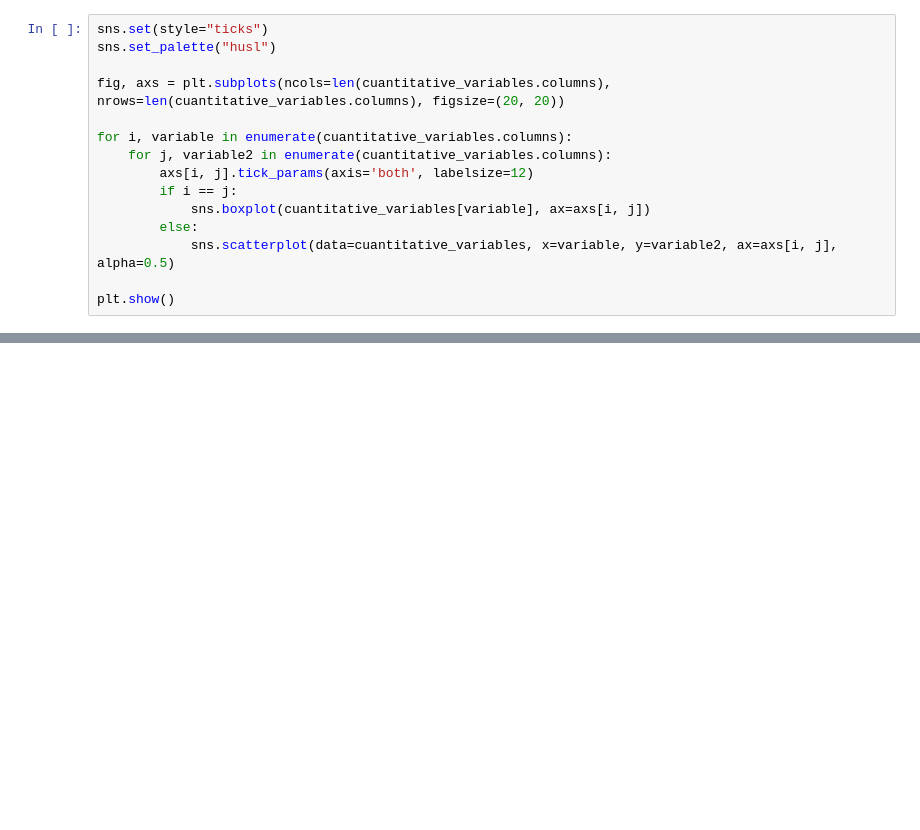
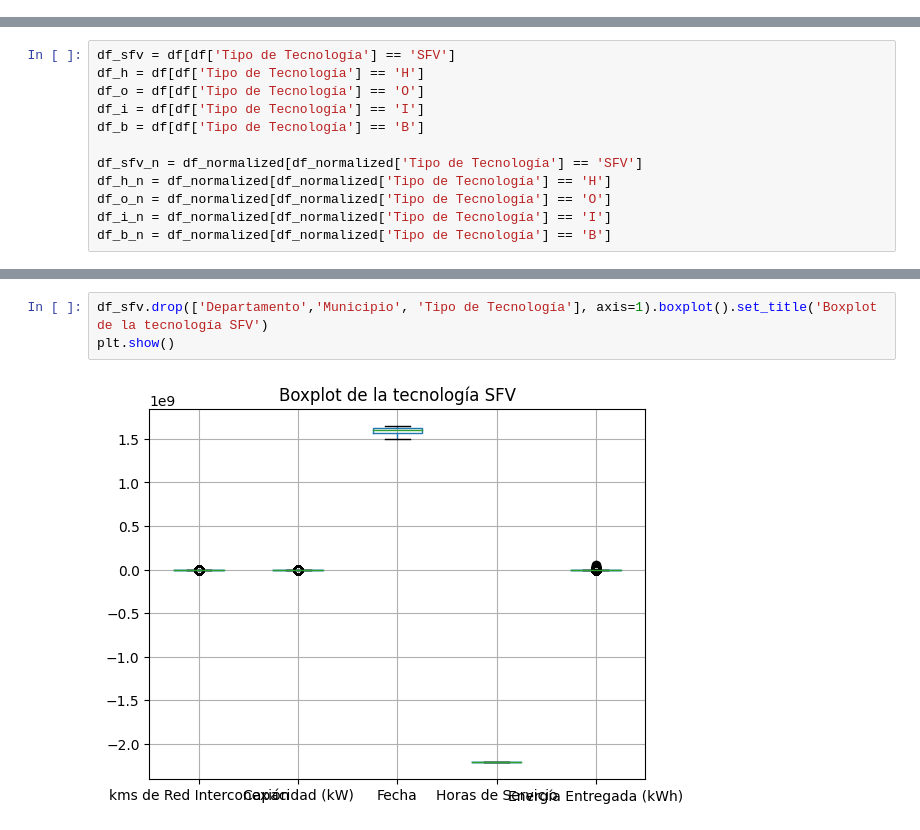
Before and after one commit to Lau-Gonz/data_nzes, a Jupyter notebook: NZES_Analisis_Datos.ipynb, the cells around one changed output, grey strips where cells are left out. Saved outputs shown, nothing was run; the diff lists cells and outputs as text; blank space fills up the shorter version.

```diff
--- a/NZES_Analisis_Datos.ipynb
+++ b/NZES_Analisis_Datos.ipynb
@@ -169,15 +118,0 @@ plt.show()
-# %%
-sns.set(style="ticks")
-sns.set_palette("husl")
-
-fig, axs = plt.subplots(ncols=len(cuantitative_variables.columns), nrows=len(cuantitative_variables.columns), figsize=(20, 20))
-
-for i, variable in enumerate(cuantitative_variables.columns):
-    for j, variable2 in enumerate(cuantitative_variables.columns):
-        axs[i, j].tick_params(axis='both', labelsize=12)
-        if i == j:
-            sns.boxplot(cuantitative_variables[variable], ax=axs[i, j])
-        else:
-            sns.scatterplot(data=cuantitative_variables, x=variable, y=variable2, ax=axs[i, j], alpha=0.5)
-
-plt.show()
@@ -205,0 +191,12 @@ Si el coeficiente de correlación es cercano a 0, entonces no existe una relaci
+# %%
+df_sfv = df[df['Tipo de Tecnología'] == 'SFV']
+df_h = df[df['Tipo de Tecnología'] == 'H']
+df_o = df[df['Tipo de Tecnología'] == 'O']
+df_i = df[df['Tipo de Tecnología'] == 'I']
+df_b = df[df['Tipo de Tecnología'] == 'B']
+
+df_sfv_n = df_normalized[df_normalized['Tipo de Tecnología'] == 'SFV']
+df_h_n = df_normalized[df_normalized['Tipo de Tecnología'] == 'H']
+df_o_n = df_normalized[df_normalized['Tipo de Tecnología'] == 'O']
+df_i_n = df_normalized[df_normalized['Tipo de Tecnología'] == 'I']
+df_b_n = df_normalized[df_normalized['Tipo de Tecnología'] == 'B']
@@ -205,0 +234,5 @@ Si el coeficiente de correlación es cercano a 0, entonces no existe una relaci
+# %%
+df_sfv.drop(['Departamento','Municipio', 'Tipo de Tecnología'], axis=1).boxplot().set_title('Boxplot de la tecnología SFV')
+plt.show()
+# %% [output]
+[figure, added]
```
Also changed, not shown: parts of 83 cells of this notebook, 4 other files.
